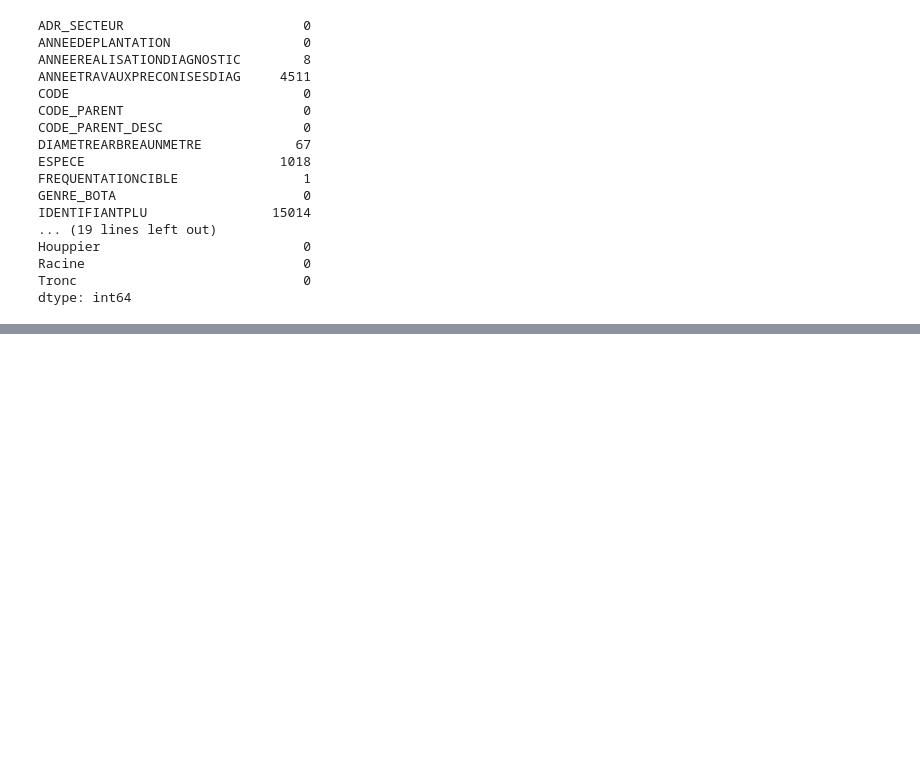
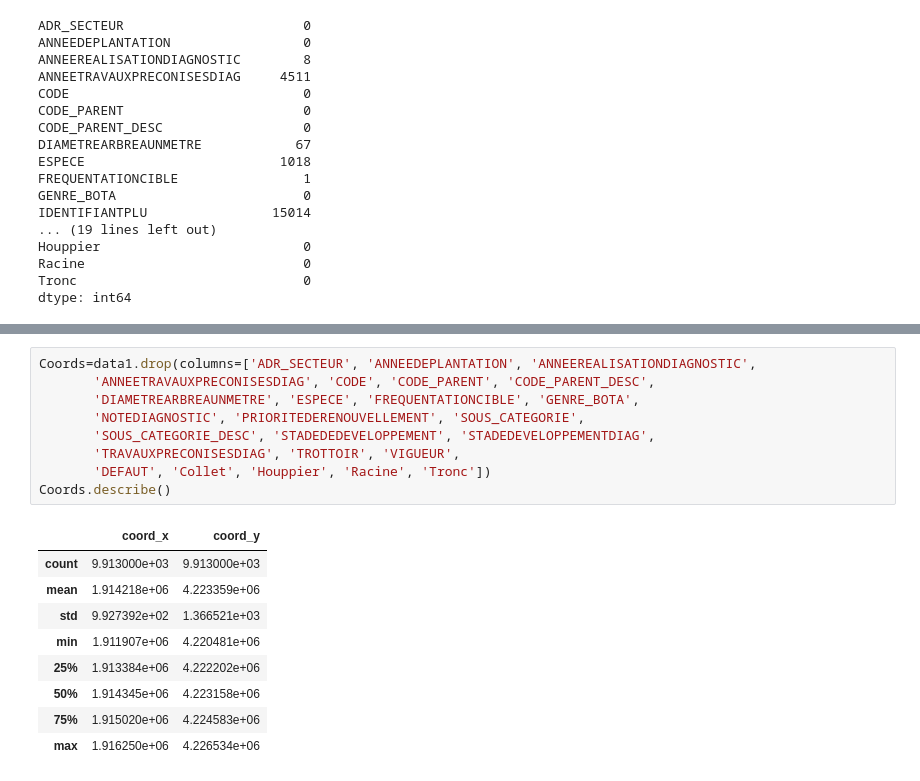
Before and after one commit to Bertrand-gbt/Projet-Fouilles-de-donn-es, a Jupyter notebook: Projet_FDEC.ipynb, the cells around one changed output, grey strips where cells are left out. Drawn from its saved outputs; the diff is of its cells as text; blank space fills up the shorter version.

```diff
--- a/Projet_FDEC.ipynb
+++ b/Projet_FDEC.ipynb
@@ -73,0 +298,19 @@ plt.show()
+# %%
+Coords=data1.drop(columns=['ADR_SECTEUR', 'ANNEEDEPLANTATION', 'ANNEEREALISATIONDIAGNOSTIC',
+       'ANNEETRAVAUXPRECONISESDIAG', 'CODE', 'CODE_PARENT', 'CODE_PARENT_DESC',
+       'DIAMETREARBREAUNMETRE', 'ESPECE', 'FREQUENTATIONCIBLE', 'GENRE_BOTA',
+       'NOTEDIAGNOSTIC', 'PRIORITEDERENOUVELLEMENT', 'SOUS_CATEGORIE',
+       'SOUS_CATEGORIE_DESC', 'STADEDEDEVELOPPEMENT', 'STADEDEVELOPPEMENTDIAG',
+       'TRAVAUXPRECONISESDIAG', 'TROTTOIR', 'VIGUEUR',
+       'DEFAUT', 'Collet', 'Houppier', 'Racine', 'Tronc'])
+Coords.describe()
+# %% [output]
+|  | coord_x | coord_y |
+| count | 9.913000e+03 | 9.913000e+03 |
+| mean | 1.914218e+06 | 4.223359e+06 |
+| std | 9.927392e+02 | 1.366521e+03 |
+| min | 1.911907e+06 | 4.220481e+06 |
+| 25% | 1.913384e+06 | 4.222202e+06 |
+| 50% | 1.914345e+06 | 4.223158e+06 |
+| 75% | 1.915020e+06 | 4.224583e+06 |
+| max | 1.916250e+06 | 4.226534e+06 |
```
Also changed, not shown: parts of 21 cells of this notebook.
